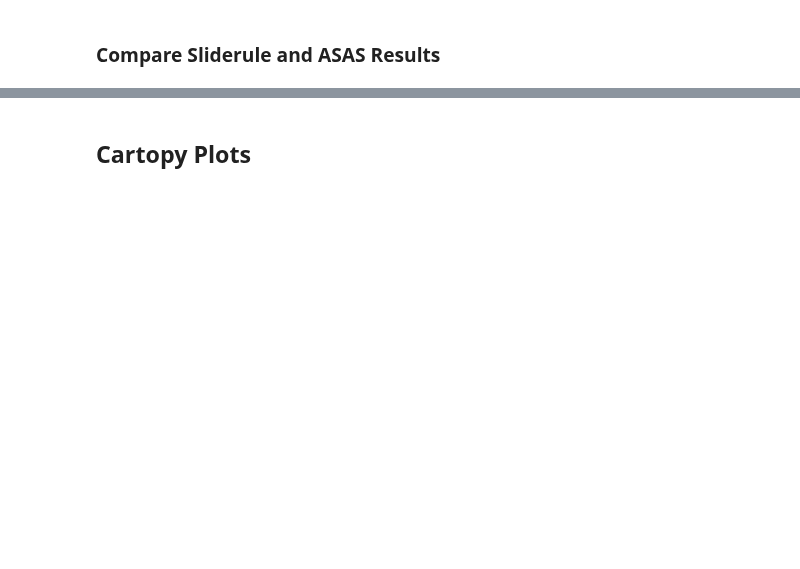
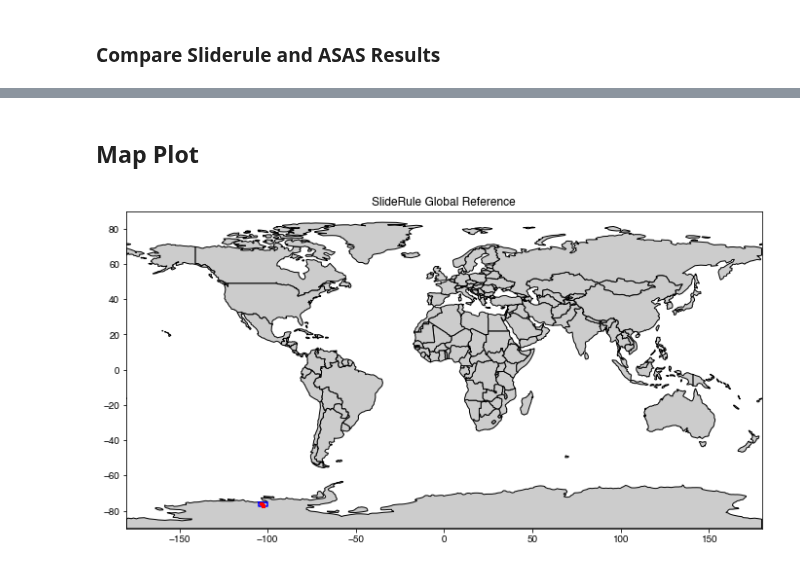
Before and after one commit to SlideRuleEarth/sliderule-python, a Jupyter notebook: examples/single_track_demo.ipynb, the cells around one changed output, grey strips where cells are left out. Saved outputs shown, nothing was run; the diff lists cells and outputs as text; code cells hidden in the pictures; blank space fills up the shorter version.

```diff
--- a/examples/single_track_demo.ipynb
+++ b/examples/single_track_demo.ipynb
@@ -183,2 +191,0 @@ plt.show()
-# %% [markdown]
-## Cartopy Plots
@@ -220,34 +192,30 @@ plt.show()
+# %% [markdown]
+## Map Plot
 # %%
-# Select Projection
-p = cartopy.crs.SouthPolarStereo()
-
-# Create SouthPolar Plot
-fig = plt.figure(num=None, figsize=(12, 6))
-
-ax1 = plt.axes(projection=p)
-ax1.gridlines()
-
-# Plot Ground Tracks
-ax1.set_title("Ground Tracks")
+# Create PlateCarree Plot
+fig,ax1 = plt.subplots(num=None, figsize=(12, 6))
+################################
+# add global plot
+################################
+world = gpd.read_file(gpd.datasets.get_path('naturalearth_lowres'))
+world.plot(ax=ax1, color='0.8', edgecolor='black')
+gdf.plot(ax=ax1, marker='o', color='red', markersize=2.5, zorder=3)
+ax1.set_title("SlideRule Global Reference")
 
 # Plot locations of each track
 tracks = dict(gt1l=10,gt1r=20,gt2l=30,gt2r=40,gt3l=50,gt3r=60)
 for s,gt in enumerate(tracks.keys()):
     sr = gdf[gdf["gt"] == tracks[gt]]
-    ax1.plot(sr.geometry.x, sr.geometry.y, linewidth=1.5, color='red',
-        zorder=2, transform=cartopy.crs.Geodetic())
+    sr.plot(ax=ax1, marker='o', color='red', markersize=2.5, zorder=3)
 
 # Plot Bounding Box
-ax1.plot(box_lon, box_lat, linewidth=1.5, color='blue',
-    zorder=2, transform=cartopy.crs.Geodetic())
+ax1.plot(box_lon, box_lat, linewidth=1.5, color='blue', zorder=2)
 
-# add coastlines with filled land and lakes
-ax1.add_feature(cartopy.feature.LAND, zorder=0, edgecolor='black')
-ax1.add_feature(cartopy.feature.LAKES)
-
-# add margin around plot for context
-ax1.set_xmargin(1.0)
-ax1.set_ymargin(1.0)
-
+# x and y limits, axis = equal
+ax1.set_xlim(-180,180)
+ax1.set_ylim(-90,90)
+ax1.set_aspect('equal', adjustable='box')
 # show plot
 plt.show()
+# %% [output]
+[figure, added]
```
Also changed, not shown: parts of 5 cells of this notebook, 4 other files.
